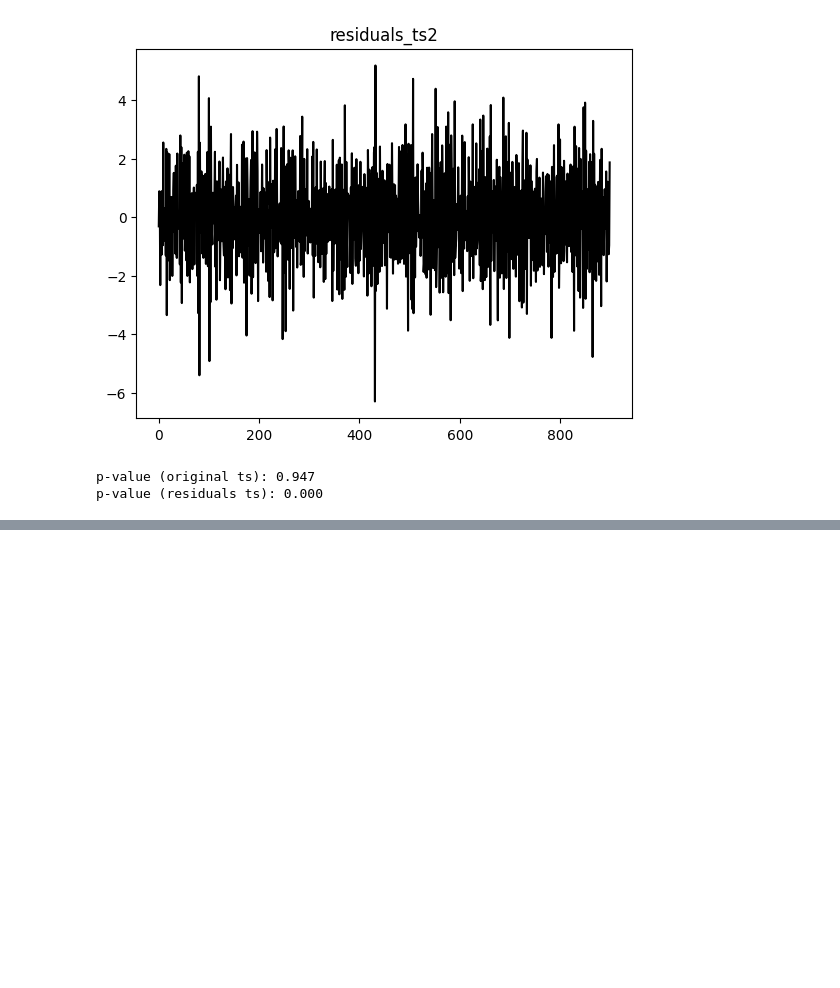
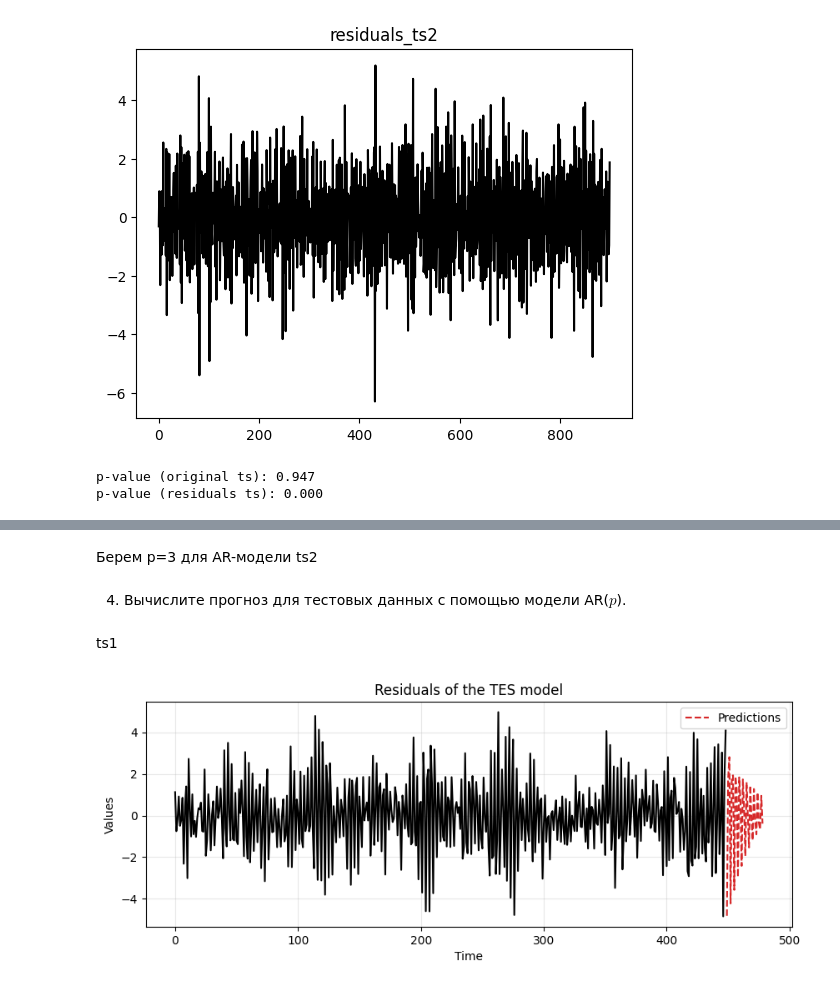
Before and after one commit to QS1lE/ml_time.series.2, a Jupyter notebook: practice 4/4 ar_ma.ipynb, the cells around one changed output, grey strips where cells are left out. Drawn from its saved outputs; the diff is of its cells as text; code cells hidden in the pictures; blank space fills up the shorter version.

```diff
--- a/practice 4/4 ar_ma.ipynb
+++ b/practice 4/4 ar_ma.ipynb
@@ -1065,0 +1077,18 @@ plt.tight_layout();
+# %% [markdown]
+Берем p=3 для AR-модели ts2
+# %% [markdown]
+4. Вычислите прогноз для тестовых данных с помощью модели AR($p$).
+# %% [markdown]
+ts1
+# %%
+model1 = ARIMA(residuals_ts1, order=(3,0,0))
+model_fit1 = model1.fit()
+
+resid_preds1 = model_fit1.forecast(steps=len(arma_ts1_test))
+
+ax = run_sequence_plot(time_ts1[:len(arma_ts1_train)], residuals_ts1, "")
+ax.plot(time_ts1[len(arma_ts1_train):], resid_preds1, label='Predictions', linestyle='--', color='tab:red')
+plt.title('Residuals of the TES model')
+plt.legend();
+# %% [output]
+[figure, added]
```
Also changed, not shown: parts of 30 cells of this notebook.
